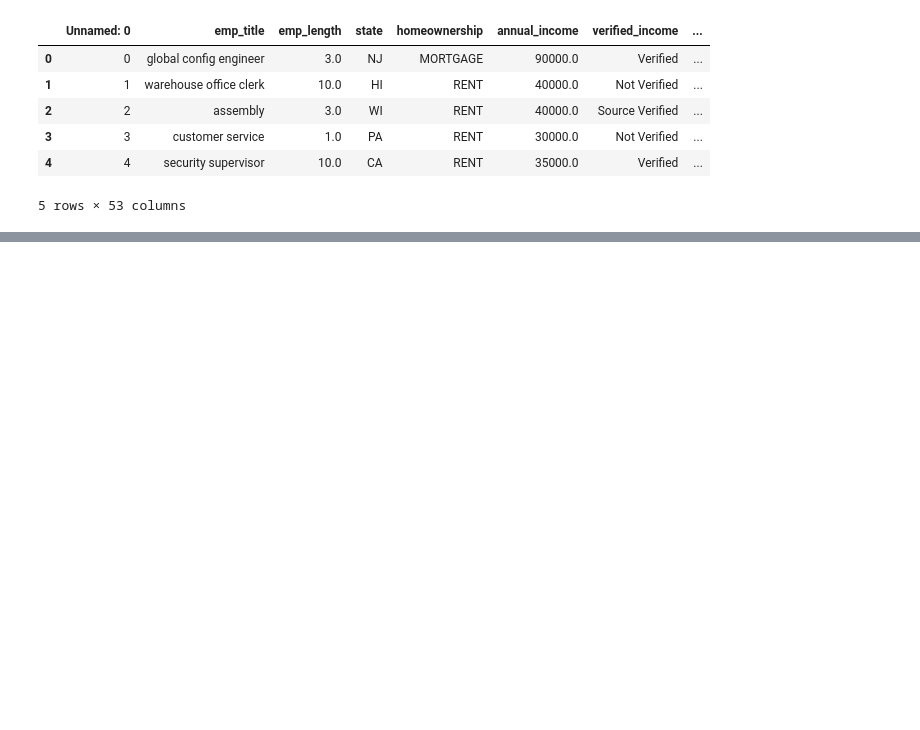
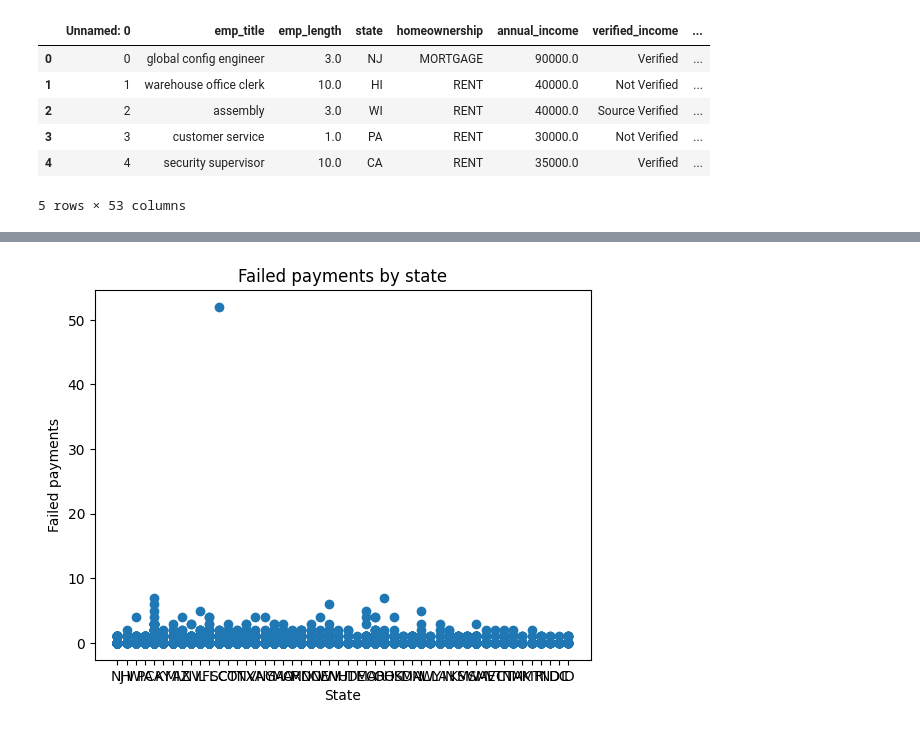
Before and after one commit to samiasondha/FTI-finance-research, a Jupyter notebook: Samia_Sondha_FTI_reserach_project.ipynb, the cells around one changed output, grey strips where cells are left out. Drawn from its saved outputs; the diff is of its cells as text; code cells hidden in the pictures; blank space fills up the shorter version.

```diff
--- a/Samia_Sondha_FTI_reserach_project.ipynb
+++ b/Samia_Sondha_FTI_reserach_project.ipynb
@@ -15,0 +325,13 @@ df.head()
+# %%
+# historical failed to pay & state correlation to see debt by state
+plt.scatter(df['state'], df['num_historical_failed_to_pay'])
+
+plt.title('Failed payments by state')
+plt.xlabel('State')
+plt.ylabel('Failed payments')
+
+plt.show()
+
+# really big outliar to explore
+# %% [output]
+[figure, added]
```
Also changed, not shown: parts of 24 cells of this notebook.
